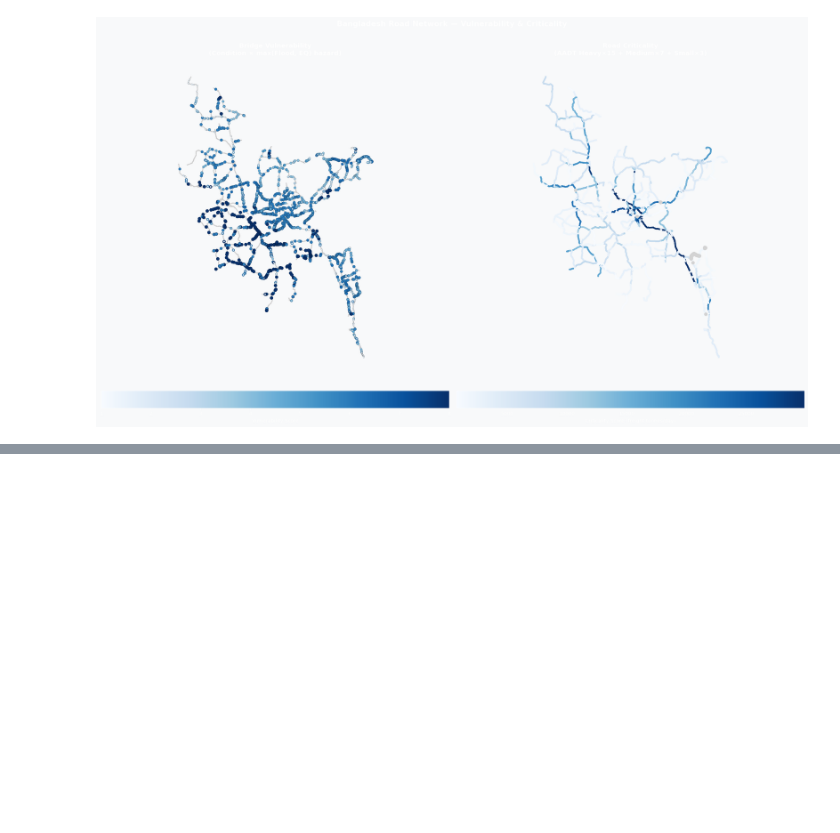
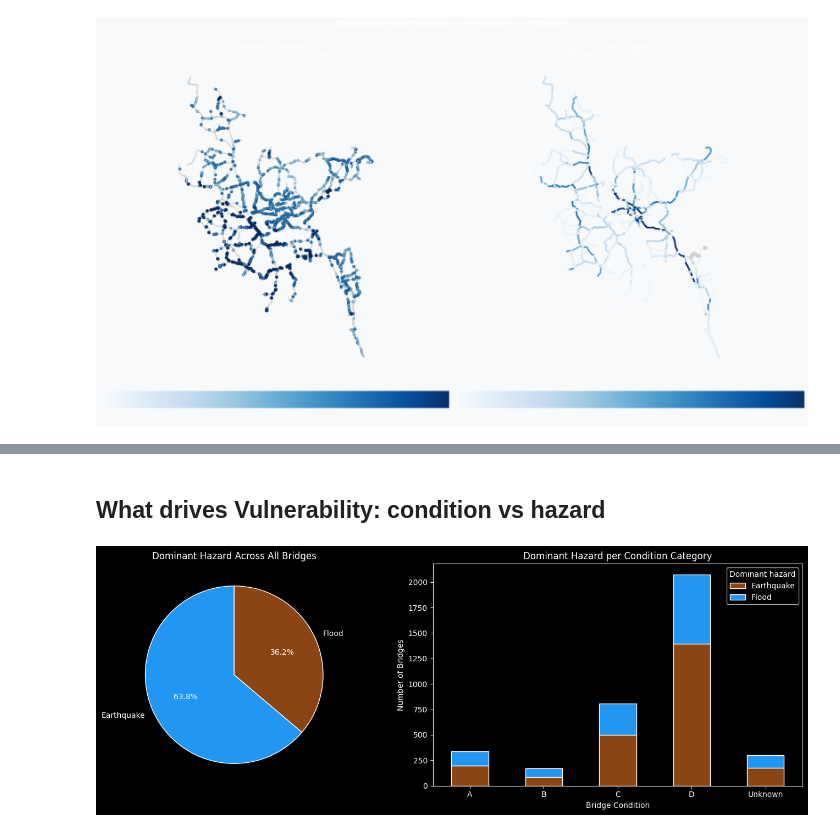
Before and after one commit to MeikeHR/EPA133a-G02-A4, a Jupyter notebook: EPA1352-G02-A4/notebook/Data Analysis 2.ipynb, the cells around one changed output, grey strips where cells are left out. Cells and saved outputs as stored; diff of their text form; code cells hidden in the pictures; blank space fills up the shorter version.

```diff
--- a/EPA1352-G02-A4/notebook/Data Analysis 2.ipynb
+++ b/EPA1352-G02-A4/notebook/Data Analysis 2.ipynb
@@ -309,0 +370,36 @@ plt.show()
+# %% [markdown]
+## What drives Vulnerability: condition vs hazard
+# %%
+fig, axes = plt.subplots(1, 2, figsize=(14, 5))
+
+bridges_temp = bridges.copy()
+bridges_temp['dominant_hazard'] = bridges_temp.apply(
+    lambda r: 'Flood' if r['flood_mult'] >= r['seismic_mult'] else 'Earthquake', axis=1
+)
+
+# Left: pie dominant hazard (keep)
+counts = bridges_temp['dominant_hazard'].value_counts()
+axes[0].pie(counts, labels=counts.index, autopct='%1.1f%%',
+            colors=['#2196F3', '#8B4513'], startangle=90,
+            wedgeprops=dict(edgecolor='white'))
+axes[0].set_title("Dominant Hazard Across All Bridges")
+
+# Right: stacked bar — condition × dominant hazard
+pivot = (bridges_temp
+    .groupby(['condition', 'dominant_hazard'])
+    .size()
+    .unstack(fill_value=0)
+    .reindex(['A', 'B', 'C', 'D', 'Unknown'])
+)
+pivot.plot(kind='bar', stacked=True, ax=axes[1],
+           color=['#8B4513', '#2196F3'], edgecolor='white')
+axes[1].set_xlabel("Bridge Condition")
+axes[1].set_ylabel("Number of Bridges")
+axes[1].set_title("Dominant Hazard per Condition Category")
+axes[1].tick_params(axis='x', rotation=0)
+axes[1].legend(title="Dominant hazard")
+
+plt.tight_layout()
+plt.show()
+# %% [output]
+[figure, added]
```
Also changed, not shown: parts of 19 cells of this notebook, 1 other file.
